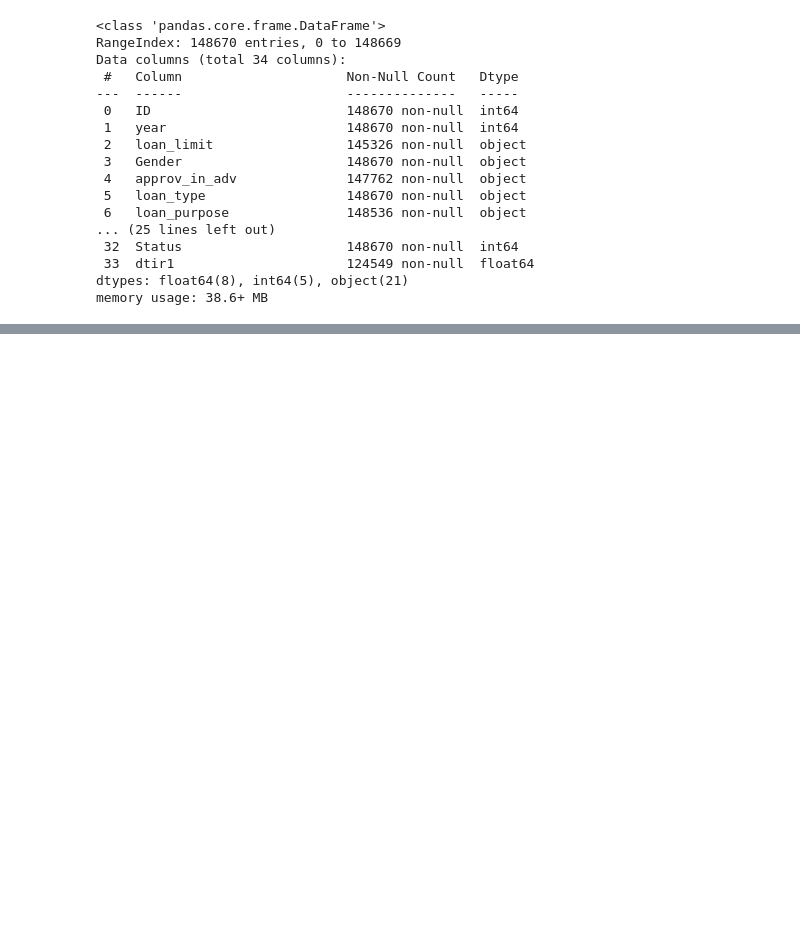
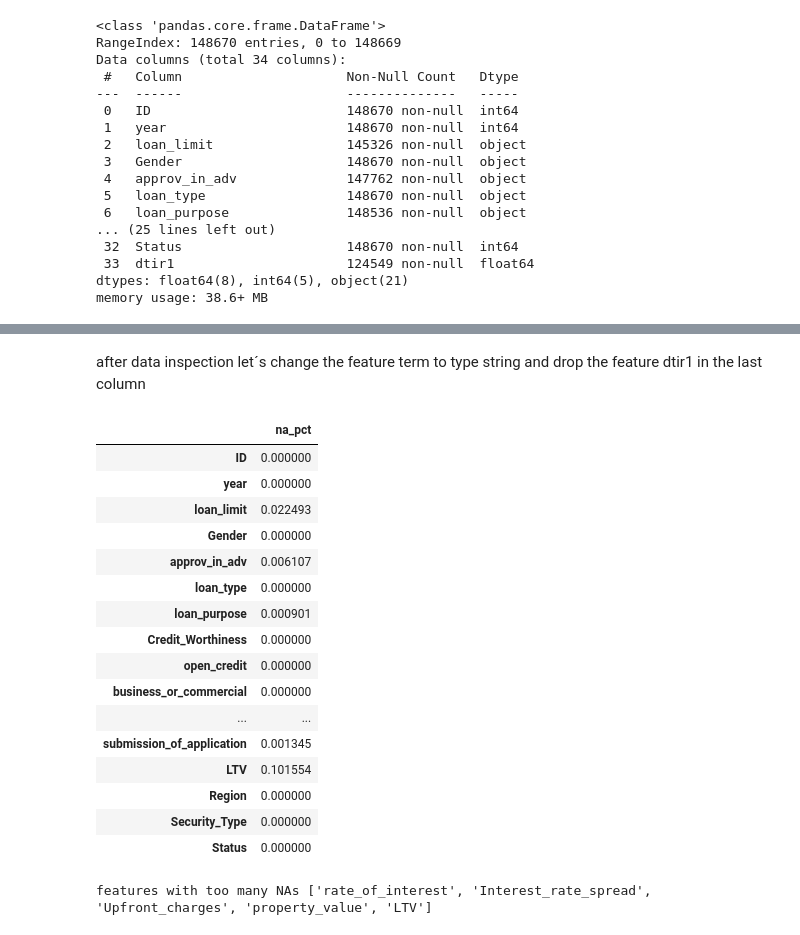
Before and after one commit to Sebastian1981/CustomerAnalytics_CreditDefaultPrediction, a Jupyter notebook: dataprep.ipynb, the cells around one changed output, grey strips where cells are left out. Cells and saved outputs as stored; diff of their text form; code cells hidden in the pictures; blank space fills up the shorter version.

```diff
--- a/dataprep.ipynb
+++ b/dataprep.ipynb
@@ -43,0 +84,2 @@ memory usage: 38.6+ MB
+# %% [markdown]
+after data inspection let´s change the feature term to type string and drop the feature dtir1 in the last column
@@ -43,0 +92,31 @@ memory usage: 38.6+ MB
+# %%
+# check percentages of nas in each columns
+na_df = get_na_pct_df(df)
+na_df
+# %% [output]
+|  | na_pct |
+| ID | 0.000000 |
+| year | 0.000000 |
+| loan_limit | 0.022493 |
+| Gender | 0.000000 |
+| approv_in_adv | 0.006107 |
+| loan_type | 0.000000 |
+| loan_purpose | 0.000901 |
+| Credit_Worthiness | 0.000000 |
+| open_credit | 0.000000 |
+| business_or_commercial | 0.000000 |
+| ... | ... |
+| submission_of_application | 0.001345 |
+| LTV | 0.101554 |
+| Region | 0.000000 |
+| Security_Type | 0.000000 |
+| Status | 0.000000 |
+# %%
+# get feature list above na-threshold
+na_features = get_featurelist_above_na_threshold(na_df)
+print('features with too many NAs', na_features)
+
+# drop features above na-threshold
+df.drop(columns=na_features, inplace=True)
+# %% [output]
+features with too many NAs ['rate_of_interest', 'Interest_rate_spread', 'Upfront_charges', 'property_value', 'LTV']
```
Also changed, not shown: parts of 14 cells of this notebook.
